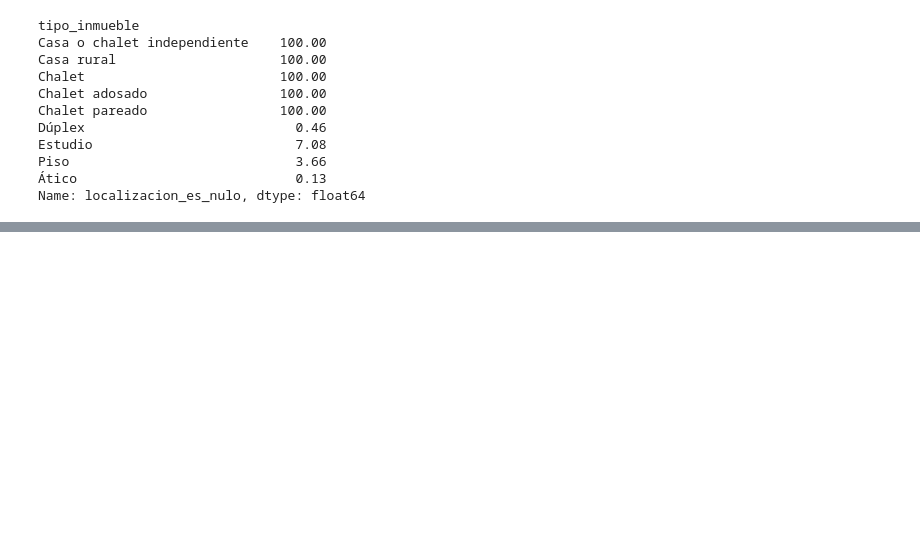
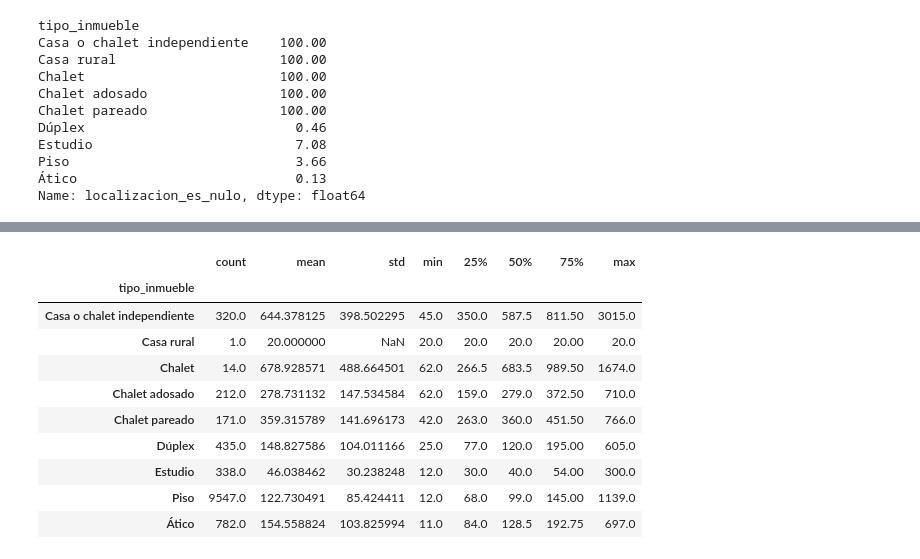
Before and after one commit to Gabriel-Caruso/ML-idealista, a Jupyter notebook: src/notebooks/01_preprocessing.ipynb, the cells around one changed output, grey strips where cells are left out. Saved outputs shown, nothing was run; the diff lists cells and outputs as text; code cells hidden in the pictures; blank space fills up the shorter version.

```diff
--- a/src/notebooks/01_preprocessing.ipynb
+++ b/src/notebooks/01_preprocessing.ipynb
@@ -524,0 +706,2 @@ Name: localizacion_es_nulo, dtype: float64
+# %%
+df.drop(columns="habitaciones_es_nulo", inplace=True)
@@ -524,0 +767,15 @@ Name: localizacion_es_nulo, dtype: float64
+# %%
+# Tras ver ese estudio de 811 metros cuadrados, toca ver los metros por tipo de inmueble a ver si hay valores disparatados
+df.groupby("tipo_inmueble")["metros"].describe()
+# %% [output]
+|  | count | mean | std | min | 25% | 50% | 75% | max |
+| tipo_inmueble |  |  |  |  |  |  |  |  |
+| Casa o chalet independiente | 320.0 | 644.378125 | 398.502295 | 45.0 | 350.0 | 587.5 | 811.50 | 3015.0 |
+| Casa rural | 1.0 | 20.000000 | NaN | 20.0 | 20.0 | 20.0 | 20.00 | 20.0 |
+| Chalet | 14.0 | 678.928571 | 488.664501 | 62.0 | 266.5 | 683.5 | 989.50 | 1674.0 |
+| Chalet adosado | 212.0 | 278.731132 | 147.534584 | 62.0 | 159.0 | 279.0 | 372.50 | 710.0 |
+| Chalet pareado | 171.0 | 359.315789 | 141.696173 | 42.0 | 263.0 | 360.0 | 451.50 | 766.0 |
+| Dúplex | 435.0 | 148.827586 | 104.011166 | 25.0 | 77.0 | 120.0 | 195.00 | 605.0 |
+| Estudio | 338.0 | 46.038462 | 30.238248 | 12.0 | 30.0 | 40.0 | 54.00 | 300.0 |
+| Piso | 9547.0 | 122.730491 | 85.424411 | 12.0 | 68.0 | 99.0 | 145.00 | 1139.0 |
+| Ático | 782.0 | 154.558824 | 103.825994 | 11.0 | 84.0 | 128.5 | 192.75 | 697.0 |
```
Also changed, not shown: parts of 46 cells of this notebook, 2 other files.
